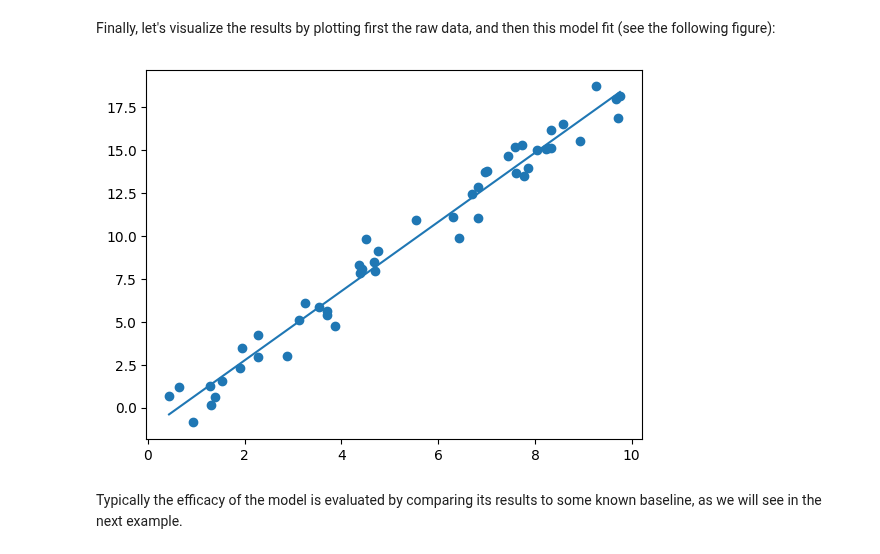
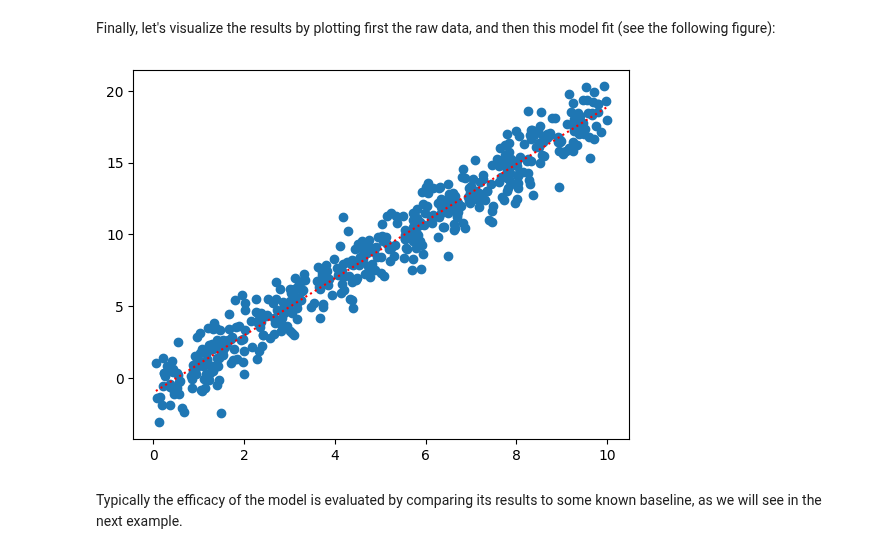
Before and after one commit to bertramwooster/PythonDataScienceHandbook, a Jupyter notebook: notebooks/05.02-Introducing-Scikit-Learn.ipynb, the cells around one changed output. Drawn from its saved outputs; the diff is of its cells as text; code cells hidden in the pictures.

```diff
--- a/notebooks/05.02-Introducing-Scikit-Learn.ipynb
+++ b/notebooks/05.02-Introducing-Scikit-Learn.ipynb
@@ -132,7 +132,7 @@ import matplotlib.pyplot as plt
 import numpy as np
 
 rng = np.random.default_rng(42)
-x = 10 * rng.random(50)
-y = 2 * x - 1 + rng.normal(scale = 1.2, size = (1,50))
+x = 10 * rng.random(500)
+y = 2 * x - 1 + rng.normal(scale = 1.2, size = (1,500))
 plt.scatter(x, y);
 # %% [output]
@@ -182,6 +182,6 @@ Here our target variable `y` is already in the correct form (a length-`n_samples
 In this case, this amounts to a simple reshaping of the one-dimensional array:
 # %%
 X = x[:, np.newaxis]
-y = y.reshape(50,1)
+y = y.reshape(500,1)
 X.shape
 # %% [output]
@@ -231,9 +231,9 @@ yfit = model.predict(Xfit)
 Finally, let's visualize the results by plotting first the raw data, and then this model fit (see the following figure):
 # %%
 plt.scatter(x, y)
-plt.plot(xfit, yfit);
+plt.plot(xfit, yfit, 'r:');
 # %% [output]
-[figure, old version]
+[figure, new version]
 # %% [markdown]
 Typically the efficacy of the model is evaluated by comparing its results to some known baseline, as we will see in the next example.
 # %% [markdown]
```
Also changed, not shown: parts of 7 cells of this notebook.
